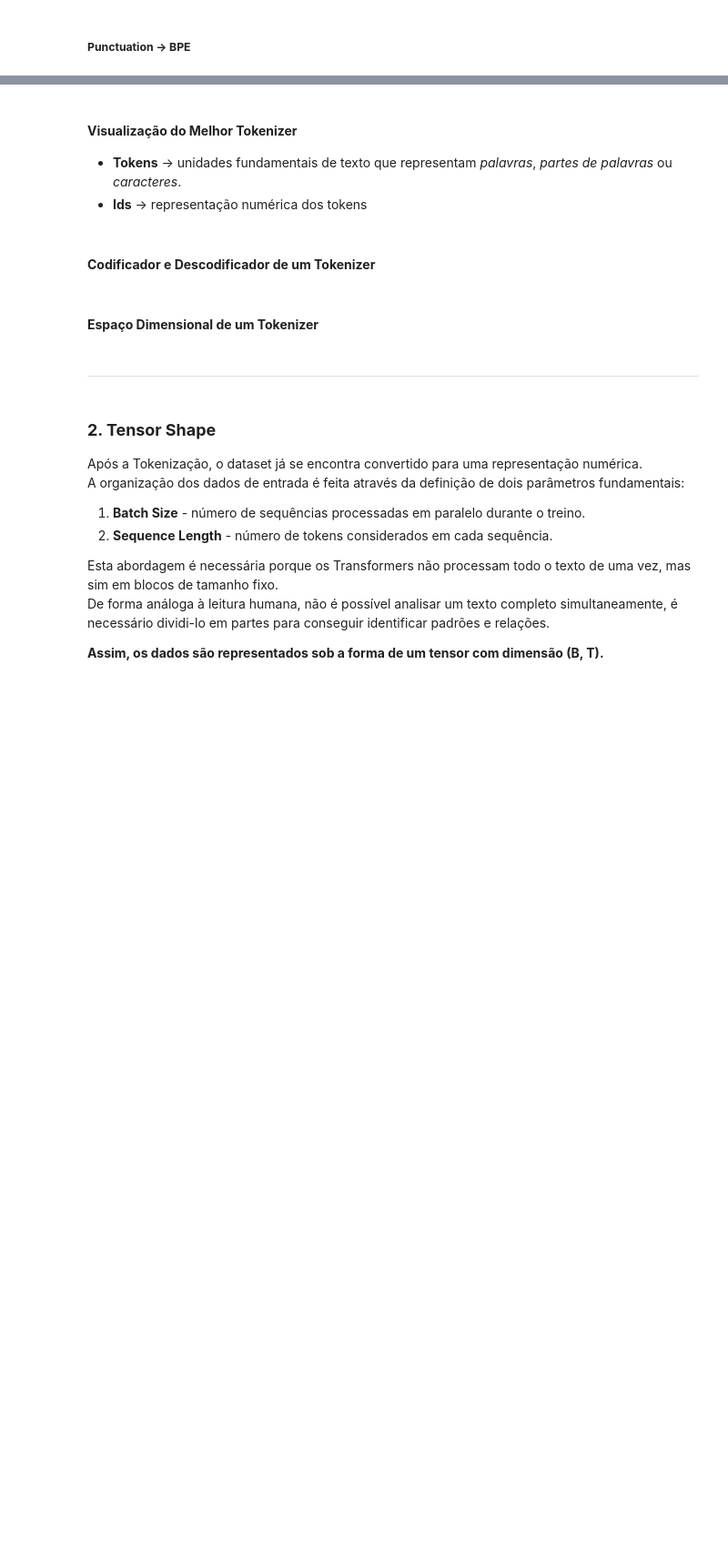
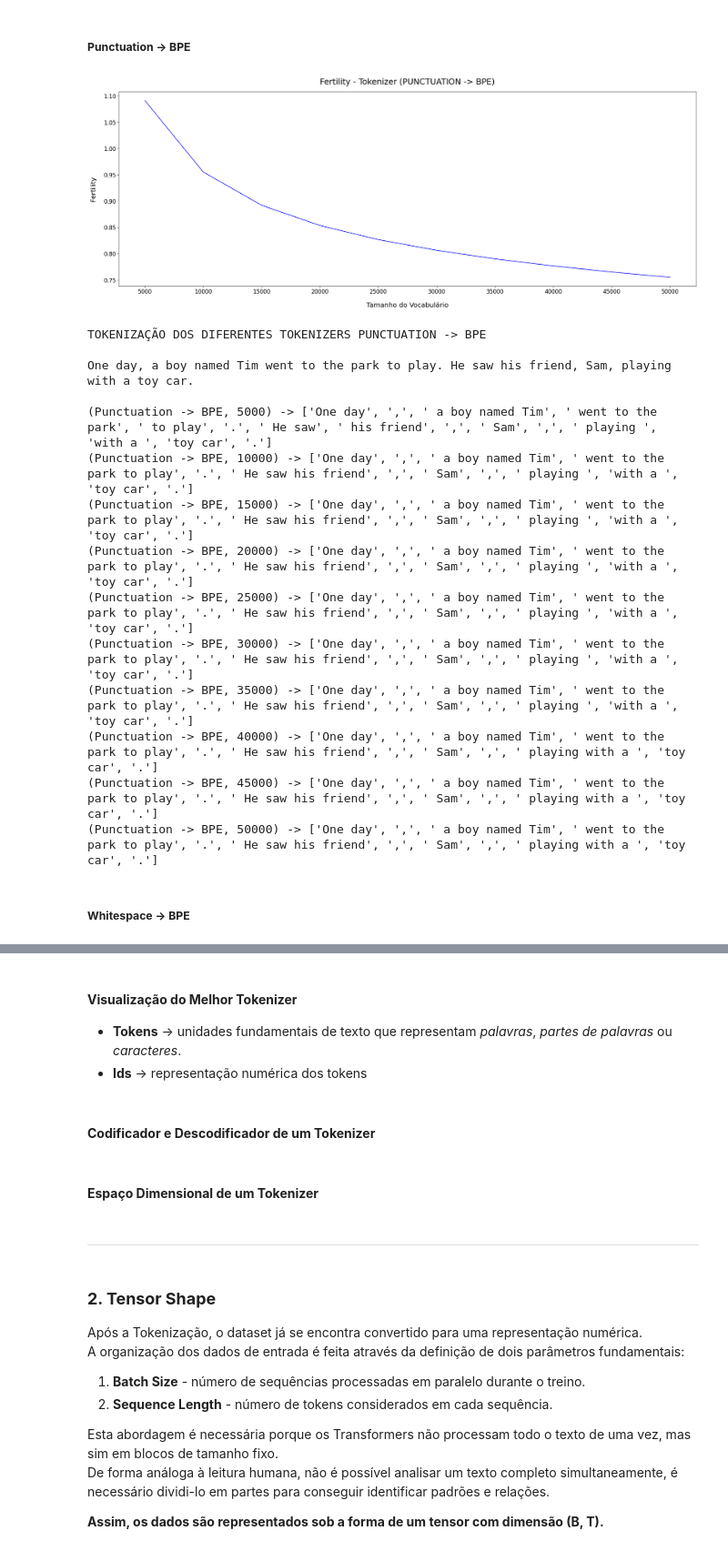
Before and after one commit to Eliezer-Carvalho/Tiny-Transformer, a Jupyter notebook: Transformer - Attention Is All You Need.ipynb, the cells around one changed output, grey strips where cells are left out. Shown at 91% size. Saved outputs shown, nothing was run; the diff lists cells and outputs as text; code cells hidden in the pictures; blank space fills up the shorter version.

```diff
--- a/Transformer - Attention Is All You Need.ipynb
+++ b/Transformer - Attention Is All You Need.ipynb
@@ -369,0 +356,65 @@ Fertility_20 = len(dataset_tokens20.tokens) / len(re.findall(r'\w+', dataset))
+# %%
+tokenizer_fert_3 = { #Dados obtidos calculando Fertility com vários tamanhos de vocabulário
+    5000: Fertility_21, #Vocab_Size: Fertility
+    10000: Fertility_22,
+    15000: Fertility_23,
+    20000: Fertility_24,
+    25000: Fertility_25,
+    30000: Fertility_26,
+    35000: Fertility_27,
+    40000: Fertility_28,
+    45000: Fertility_29,
+    50000: Fertility_30
+}
+
+plt.figure (figsize = (28, 9.5), dpi = 80)
+
+plt.plot (list(tokenizer_fert_3.keys()),
+          list(tokenizer_fert_3.values()),
+          #marker = 'o',
+          #markersize = 10,
+          color = 'blue'
+          )
+
+plt.xticks (list(range(5000, 55000, 5000)), size = 15)
+plt.xlabel ("Tamanho do Vocabulário", size = 18, labelpad = 20)
+
+plt.yticks (size = 15)
+plt.ylabel ("Fertility", size = 18, labelpad = 20)
+
+plt.title ("Fertility - Tokenizer (PUNCTUATION -> BPE)", size = 22, pad = 20)
+plt.show()
+
+
+frase = ("One day, a boy named Tim went to the park to play. He saw his friend, Sam, playing with a toy car.")
+
+print ("\nTOKENIZAÇÃO DOS DIFERENTES TOKENIZERS PUNCTUATION -> BPE\n")
+print (f"{frase}\n")
+print (f"(Punctuation -> BPE, 5000) -> {tokenizer21.encode(frase).tokens}")
+print (f"(Punctuation -> BPE, 10000) -> {tokenizer22.encode(frase).tokens}")
+print (f"(Punctuation -> BPE, 15000) -> {tokenizer23.encode(frase).tokens}")
+print (f"(Punctuation -> BPE, 20000) -> {tokenizer24.encode(frase).tokens}")
+print (f"(Punctuation -> BPE, 25000) -> {tokenizer25.encode(frase).tokens}")
+print (f"(Punctuation -> BPE, 30000) -> {tokenizer26.encode(frase).tokens}")
+print (f"(Punctuation -> BPE, 35000) -> {tokenizer27.encode(frase).tokens}")
+print (f"(Punctuation -> BPE, 40000) -> {tokenizer28.encode(frase).tokens}")
+print (f"(Punctuation -> BPE, 45000) -> {tokenizer29.encode(frase).tokens}")
+print (f"(Punctuation -> BPE, 50000) -> {tokenizer30.encode(frase).tokens}")
+# %% [output]
+[figure, added]
+TOKENIZAÇÃO DOS DIFERENTES TOKENIZERS PUNCTUATION -> BPE
+
+One day, a boy named Tim went to the park to play. He saw his friend, Sam, playing with a toy car.
+
+(Punctuation -> BPE, 5000) -> ['One day', ',', ' a boy named Tim', ' went to the park', ' to play', '.', ' He saw', ' his friend', ',', ' Sam', ',', ' playing ', 'with a ', 'toy car', '.']
+(Punctuation -> BPE, 10000) -> ['One day', ',', ' a boy named Tim', ' went to the park to play', '.', ' He saw his friend', ',', ' Sam', ',', ' playing ', 'with a ', 'toy car', '.']
+(Punctuation -> BPE, 15000) -> ['One day', ',', ' a boy named Tim', ' went to the park to play', '.', ' He saw his friend', ',', ' Sam', ',', ' playing ', 'with a ', 'toy car', '.']
+(Punctuation -> BPE, 20000) -> ['One day', ',', ' a boy named Tim', ' went to the park to play', '.', ' He saw his friend', ',', ' Sam', ',', ' playing ', 'with a ', 'toy car', '.']
+(Punctuation -> BPE, 25000) -> ['One day', ',', ' a boy named Tim', ' went to the park to play', '.', ' He saw his friend', ',', ' Sam', ',', ' playing ', 'with a ', 'toy car', '.']
+(Punctuation -> BPE, 30000) -> ['One day', ',', ' a boy named Tim', ' went to the park to play', '.', ' He saw his friend', ',', ' Sam', ',', ' playing ', 'with a ', 'toy car', '.']
+(Punctuation -> BPE, 35000) -> ['One day', ',', ' a boy named Tim', ' went to the park to play', '.', ' He saw his friend', ',', ' Sam', ',', ' playing ', 'with a ', 'toy car', '.']
+(Punctuation -> BPE, 40000) -> ['One day', ',', ' a boy named Tim', ' went to the park to play', '.', ' He saw his friend', ',', ' Sam', ',', ' playing with a ', 'toy car', '.']
+(Punctuation -> BPE, 45000) -> ['One day', ',', ' a boy named Tim', ' went to the park to play', '.', ' He saw his friend', ',', ' Sam', ',', ' playing with a ', 'toy car', '.']
+(Punctuation -> BPE, 50000) -> ['One day', ',', ' a boy named Tim', ' went to the park to play', '.', ' He saw his friend', ',', ' Sam', ',', ' playing with a ', 'toy car', '.']
+# %% [markdown]
+##### **Whitespace -> BPE**
```
Also changed, not shown: parts of 11 cells of this notebook.
